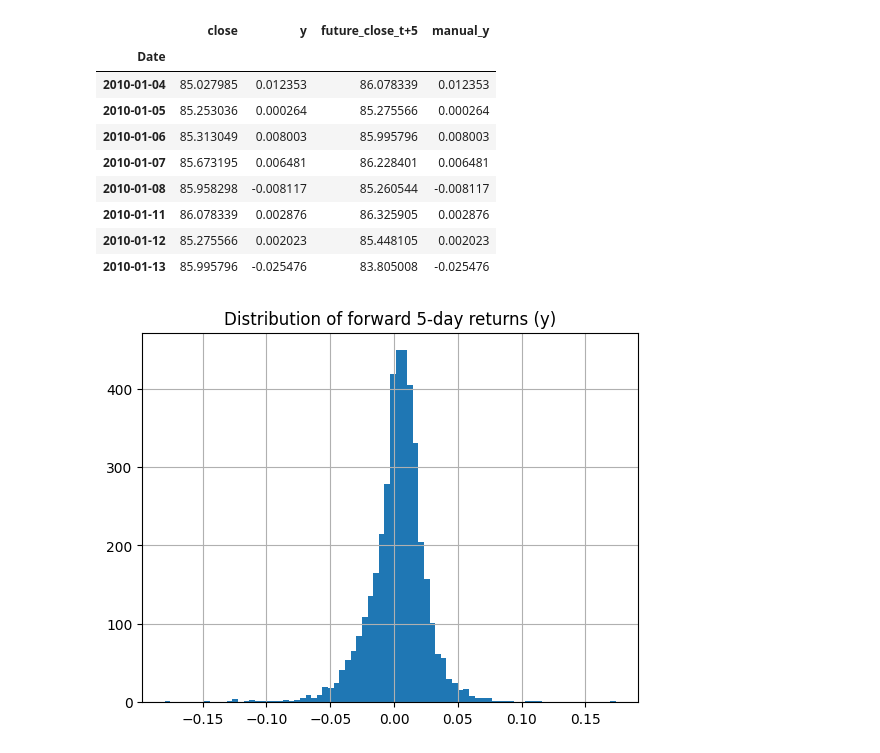
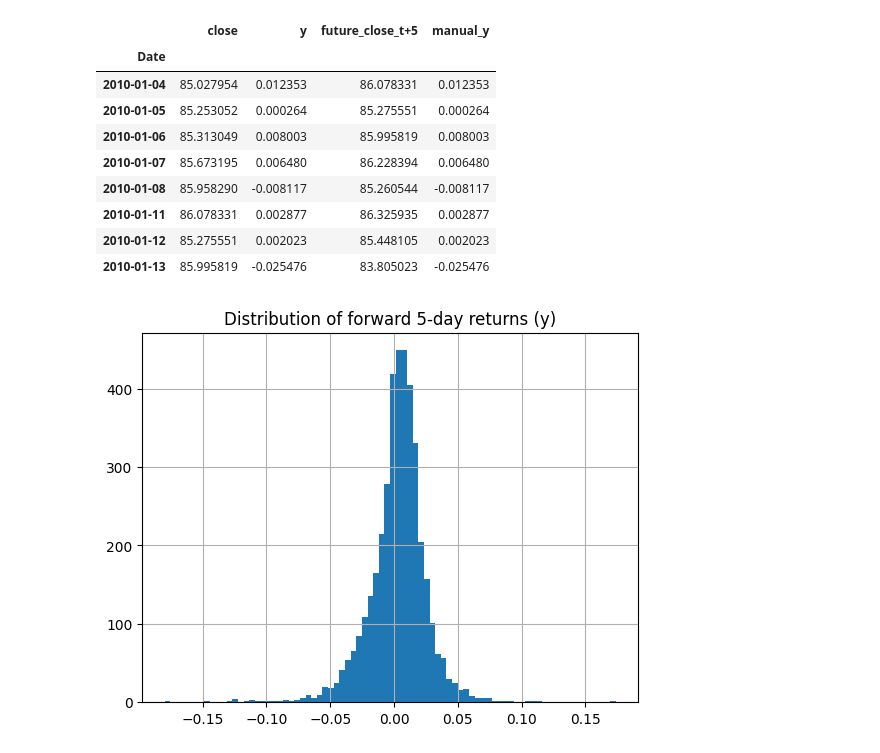
Before and after one commit to gabrieltang515/assetprediction, a Jupyter notebook: notebooks/q1_spy_regression.ipynb, the cells around one changed output. Cells and saved outputs as stored; diff of their text form; code cells hidden in the pictures.

```diff
--- a/notebooks/q1_spy_regression.ipynb
+++ b/notebooks/q1_spy_regression.ipynb
@@ -31,4 +29,15 @@ df.head(), df.tail(), df.shape
  2025-12-31  681.919983  687.359985  681.710022  687.140015  74144800,
  (4024, 5))
 # %%
-close = df["close"]
+import yfinance as yf
+import pandas as pd
+
+df = yf.download("SPY", start="2010-01-01", auto_adjust=True)
+
+# For flattening columns in a MultiIndex is returned
+if isinstance(df.columns, pd.MultiIndex):
+    df.columns = df.columns.get_level_values(0)
+
+df.columns = df.columns.str.lower()
+
+df.head(), df.tail(), df.shape
@@ -57,20 +83,22 @@ df["y"] = close.pct_change(H).shift(-H) # calculates future H-day return
 # %%
 H = 5
 check = pd.DataFrame({"close": close, "y": df["y"]}).dropna().head(8).copy()
 check["future_close_t+5"] = close.shift(-H).loc[check.index]
-check["manual_y"] = (check["future_close_t+5"] / check["close"]) - 1 # Checking if the manual calculation of y corresponds to that using "pct_change..."
+check["manual_y"] = (
+    check["future_close_t+5"] / check["close"]
+) - 1  # Checking if the manual calculation of y corresponds to that using "pct_change..."
 check
 # %% [output]
 |  | close | y | future_close_t+5 | manual_y |
 | Date |  |  |  |  |
-| 2010-01-04 | 85.027985 | 0.012353 | 86.078339 | 0.012353 |
-| 2010-01-05 | 85.253036 | 0.000264 | 85.275566 | 0.000264 |
-| 2010-01-06 | 85.313049 | 0.008003 | 85.995796 | 0.008003 |
-| 2010-01-07 | 85.673195 | 0.006481 | 86.228401 | 0.006481 |
-| 2010-01-08 | 85.958298 | -0.008117 | 85.260544 | -0.008117 |
-| 2010-01-11 | 86.078339 | 0.002876 | 86.325905 | 0.002876 |
-| 2010-01-12 | 85.275566 | 0.002023 | 85.448105 | 0.002023 |
-| 2010-01-13 | 85.995796 | -0.025476 | 83.805008 | -0.025476 |
+| 2010-01-04 | 85.027954 | 0.012353 | 86.078331 | 0.012353 |
+| 2010-01-05 | 85.253052 | 0.000264 | 85.275551 | 0.000264 |
+| 2010-01-06 | 85.313049 | 0.008003 | 85.995819 | 0.008003 |
+| 2010-01-07 | 85.673195 | 0.006480 | 86.228394 | 0.006480 |
+| 2010-01-08 | 85.958290 | -0.008117 | 85.260544 | -0.008117 |
+| 2010-01-11 | 86.078331 | 0.002877 | 86.325935 | 0.002877 |
+| 2010-01-12 | 85.275551 | 0.002023 | 85.448105 | 0.002023 |
+| 2010-01-13 | 85.995819 | -0.025476 | 83.805023 | -0.025476 |
 # %%
 # EDA: How does y look?
 import matplotlib.pyplot as plt
```
Also changed, not shown: parts of 15 cells of this notebook.
